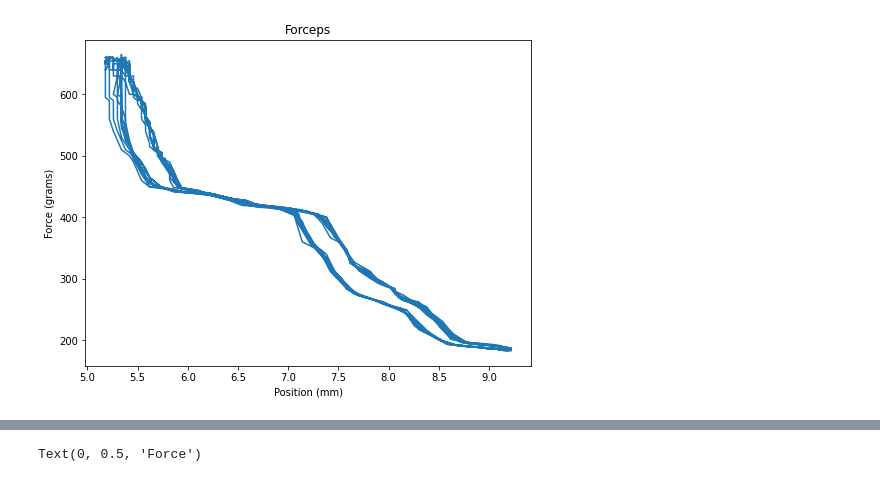
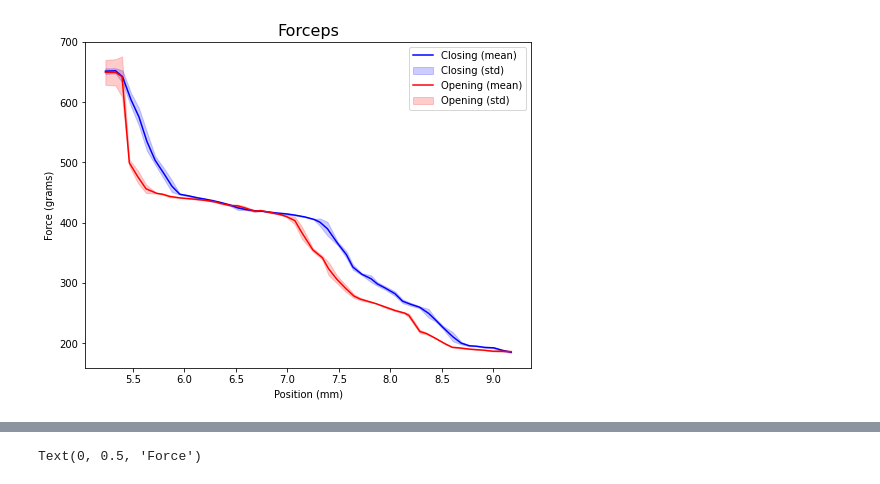
Before and after one commit to Jenirethvanessa/robotic_end-effector, a Jupyter notebook: forceplots.ipynb, the cells around one changed output, grey strips where cells are left out. Cells and saved outputs as stored; diff of their text form; code cells hidden in the pictures.

Commit message:
nex testing data

```diff
--- a/forceplots.ipynb
+++ b/forceplots.ipynb
@@ -14,16 +15,19 @@ def get_force (yvalues):
 
     return xinterp
 # %%
-def create_plot(x_values, y_values, title):
+def create_plot(x_values_closing, y_values_closing, x_values_opening, y_values_opening, std_closing, std_opening, tool):
     plt.figure(figsize=(8, 6))  # Set the figure size
 
-    # Create the plot
-    plt.plot(x_values, y_values)
+    plt.plot(x_values_closing, y_values_closing, label='Closing (mean)', color = 'blue')
+    plt.fill_between(x_values_closing, y_values_closing - std_closing, y_values_closing + std_closing, alpha=0.2, color='blue', label='Closing (std)')
 
-    # Add labels and title
+    plt.plot(x_values_opening, y_values_opening, label='Opening (mean)', color = 'red')
+    plt.fill_between(x_values_opening, y_values_opening - std_opening, y_values_opening + std_opening, alpha=0.2, color='red', label='Opening (std)')
+
     plt.xlabel("Position (mm)")
     plt.ylabel("Force (grams)")
-    plt.title(title)
+    plt.title(tool, fontsize="16")
+    plt.legend()
 
     # Show the plot
     plt.show()
@@ -36,6 +40,35 @@ def distance_to_mm(distance_values, b):
 def arduino_to_voltage(arduino_values):
     voltage_FSR = (arduino_values / 1023)*5
     return voltage_FSR
+# %%
+def get_grouped_data(tool_position_mm, tool_force, tool_name):
+    d = {"distance": tool_position_mm, "force": tool_force}
+    tool = pd.DataFrame(d)
+
+    # creating 20 bins to group distance
+    num_bins = 50
+    bin_width = (tool["distance"].max() - tool["distance"].min()) / num_bins
+    tool["bucket"] = pd.cut(tool["distance"], bins=num_bins)
+
+    #checing if force is decreasing
+    tool["force_diff"] = tool["force"] - tool["force"].shift(-10)
+    tool["decreasing_force"] = tool["force_diff"] < 0
+    tool["climbing_group"] = tool["decreasing_force"].cumsum()
+
+    grouped_tool = tool.groupby(["bucket", "decreasing_force"])[["distance", "force"]].agg(["mean","std"])
+    grouped_tool.columns = ['_'.join(col) for col in grouped_tool.columns]
+    grouped_tool = grouped_tool.reset_index().sort_values(["decreasing_force", "bucket"])
+
+    # Create plots for decreasing force
+    decreasing = grouped_tool[grouped_tool["decreasing_force"]]
+    decreasing_std = grouped_tool[std_force["decreasing_force"]]
+
+    # Create plots for increasing force
+    increasing = grouped_tool[~grouped_tool["decreasing_force"]]
+    increasing_std = std_force[~std_force["decreasing_force"]]
+
+    create_plot(decreasing["distance"], decreasing["force"], increasing["distance"], increasing["force"], std_closing = decreasing_std["force"],
+                std_opening = increasing_std["force"], tool = tool_name)
 # %%
 data_scissors = pd.read_csv("person_scissors_exp_1_trial_2.csv", encoding="latin", header=None, names=["position", "force"])
 data_forceps = pd.read_csv("person_forceps_exp_1_trial_2.csv", encoding="latin", header=None, names=["position", "force"])
@@ -76,7 +104,8 @@ create_plot(data_scissors_position_mm, scissors_force, title = "Scissors")
 # %%
 data_forceps_position_mm = distance_to_mm(data_forceps["position"],  b = -8.46)
 data_forceps_force = arduino_to_voltage(data_forceps["force"])
 forceps_force = get_force(data_forceps_force)
-create_plot(data_forceps_position_mm, forceps_force, title = "Forceps")
+
+get_grouped_data(data_forceps_position_mm, forceps_force, tool_name = "Forceps" )
 # %% [output]
-[figure, old version]
+[figure, new version]
```
Also changed, not shown: parts of 8 cells of this notebook, 22 other files.
